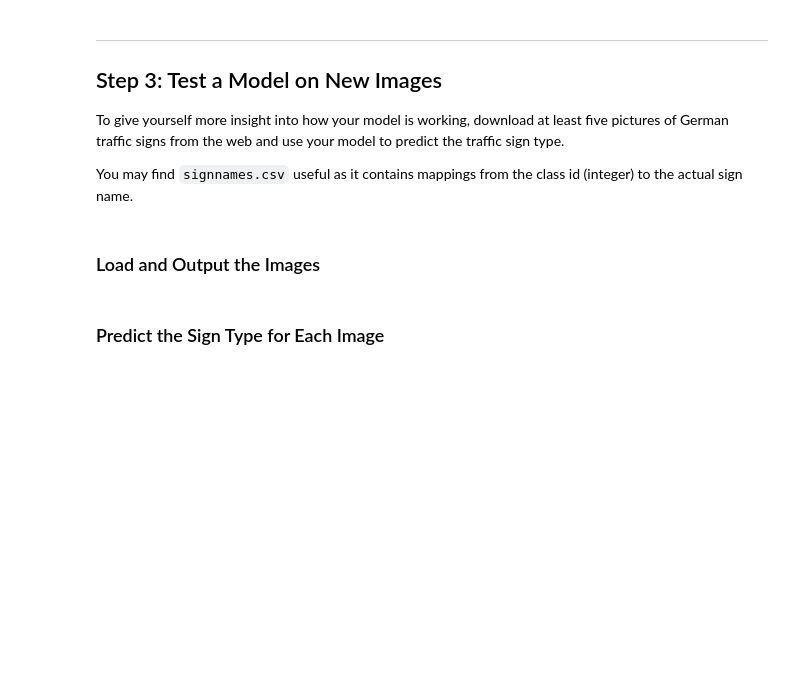
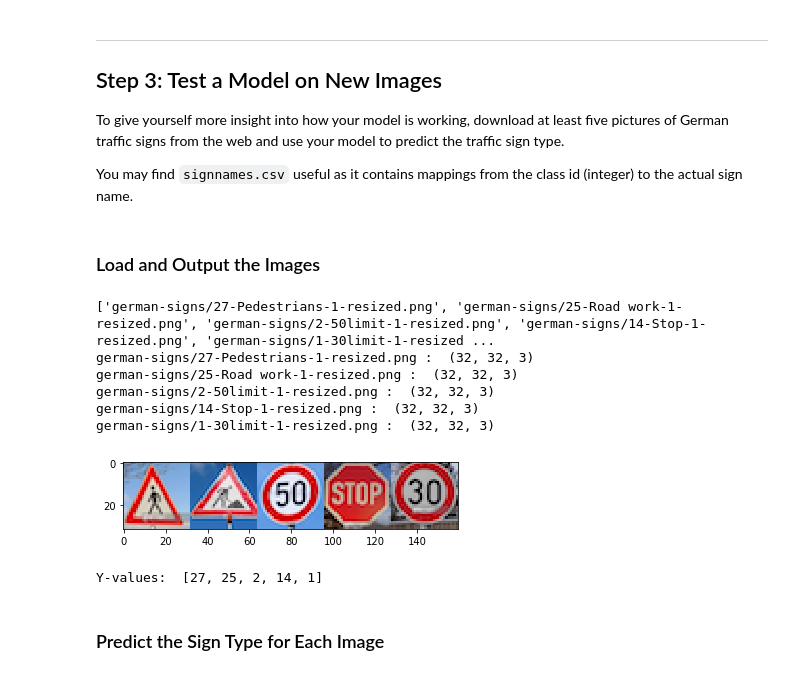
Before and after one commit to vijay-daniel/CarND-Traffic-Sign-Classifier-Project, a Jupyter notebook: Traffic_Sign_Classifier.ipynb, the cells around one changed output. Drawn from its saved outputs; the diff is of its cells as text; code cells hidden in the pictures; blank space fills up the shorter version.

```diff
--- a/Traffic_Sign_Classifier.ipynb
+++ b/Traffic_Sign_Classifier.ipynb
@@ -596,20 +617,23 @@ def evaluate(X_data, y_data, batch_size):
 # %%
 from sklearn.utils import shuffle
 
-EPOCHS = 30
+EPOCHS = 2
 BATCH_SIZE = 128
 
 # rate = 0.00170 # Original 0.001
-rate = 0.00250
+# rate = 0.00015
+rate = 0.0018
 
 # LR = 0.0018, KP = 0.5, Acc = 96.3
+
+tf.reset_default_graph()
 
 x = tf.placeholder(tf.float32, (None,) + image_shape)
 y = tf.placeholder(tf.int32, (None))
 keep_prob = tf.placeholder(tf.float32)
 one_hot_y = tf.one_hot(y, n_classes)
 
-logits = DNet(x)
+logits = LeNet(x)
 
 with tf.name_scope("cross_entropy"):
     cross_entropy = tf.nn.softmax_cross_entropy_with_logits(logits, one_hot_y)
@@ -629,10 +653,17 @@ tf.summary.scalar('accuracy', accuracy_operation)
 
 # Merge summaries and prepare writers
 merged_summaries = tf.summary.merge_all()
+
+# if train_writer:
+#     train_writer.close()
+
+# if test_writer:
+#     test_writer.close()
+
 train_writer = tf.summary.FileWriter("logs/train")
 test_writer = tf.summary.FileWriter("logs/test")
 
-saver = tf.train.Saver()
+model_file = "./lenet-new-next"
 
 with tf.Session() as sess:
     sess.run(tf.global_variables_initializer())
@@ -658,8 +689,15 @@ with tf.Session() as sess:
         print()
 
     print("Saving the model...")
-    saver.save(sess, './lenet-new-next')
+    saver = tf.train.Saver()
+    saver.save(sess, model_file)
     print("Model saved")
+
+train_writer.flush()
+train_writer.close()
+
+test_writer.flush()
+test_writer.close()
 # %% [output]
 Training...
 
@@ -706,38 +745,47 @@ import os
 from os import listdir
 from os.path import isfile, join
 import numpy as np
 
 import matplotlib.pyplot as plt
 %matplotlib inline
 
 def load_image(im_path):
     # Taken from: http://stackoverflow.com/questions/28670461/read-an-image-with-opencv-and-display-it-with-tkinter
     img = cv2.imread(f)
     b,g,r = cv2.split(img)
     img = cv2.merge((r,g,b))
     return img
 
 web_files_dir = "german-signs"
 web_files = [join(web_files_dir, f) for f in listdir(web_files_dir) if isfile(join(web_files_dir, f)) and not f.startswith(".")]
 print(web_files)
 
 ### Load the images and plot them here.
 ### Feel free to use as many code cells as needed.
 
-X_web = []
-y_web = []
+X_web_raw = []
+y_web_raw = []
 for f in web_files:
     img = load_image(f)
     print(f, ": ", img.shape)
-    X_web.append(img)
+    X_web_raw.append(img)
 
     _, file_name = os.path.split(f)
-    y_web.append(int(file_name.split("-")[0]))
+    y_web_raw.append(int(file_name.split("-")[0]))
 
 
-plt.imshow(np.hstack(X_web))
+plt.imshow(np.hstack(X_web_raw))
 plt.show()
 
-print("Y-values: ", y_web)
+print("Y-values: ", y_web_raw)
+# %% [output]
+['german-signs/27-Pedestrians-1-resized.png', 'german-signs/25-Road work-1-resized.png', 'german-signs/2-50limit-1-resized.png', 'german-signs/14-Stop-1-resized.png', 'german-signs/1-30limit-1-resized ...
+german-signs/27-Pedestrians-1-resized.png :  (32, 32, 3)
+german-signs/25-Road work-1-resized.png :  (32, 32, 3)
+german-signs/2-50limit-1-resized.png :  (32, 32, 3)
+german-signs/14-Stop-1-resized.png :  (32, 32, 3)
+german-signs/1-30limit-1-resized.png :  (32, 32, 3)
+[figure, added]
+Y-values:  [27, 25, 2, 14, 1]
 # %% [markdown]
 ### Predict the Sign Type for Each Image
```
Also changed, not shown: parts of 10 cells of this notebook.
